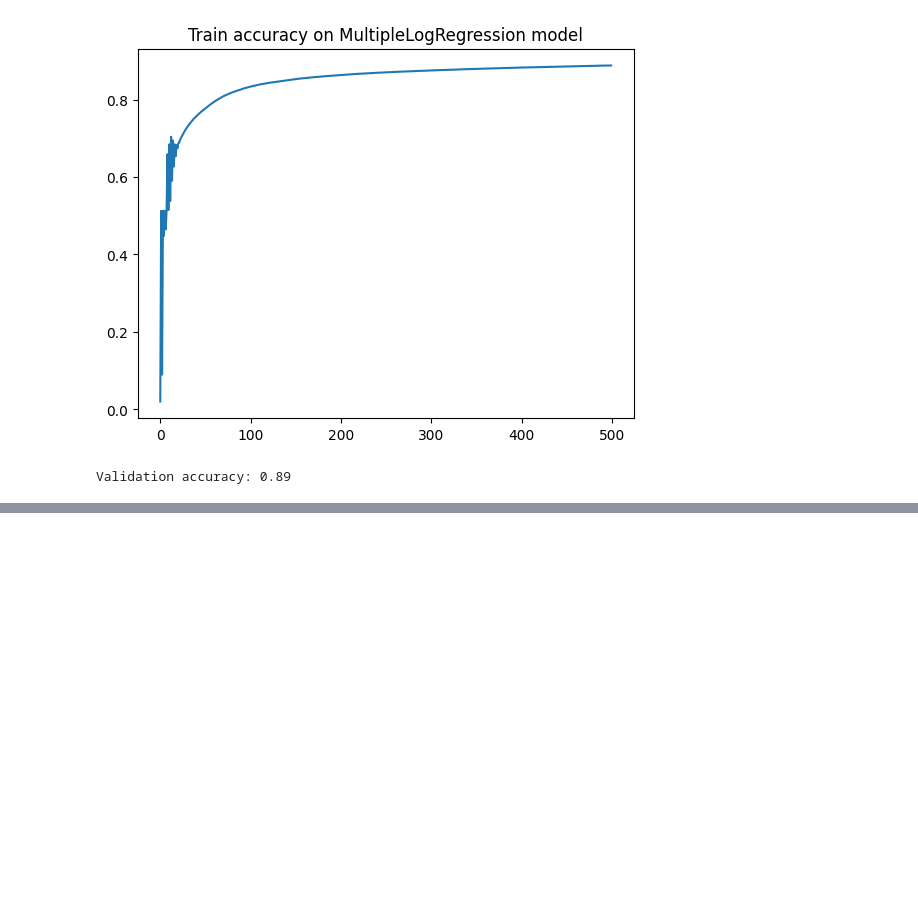
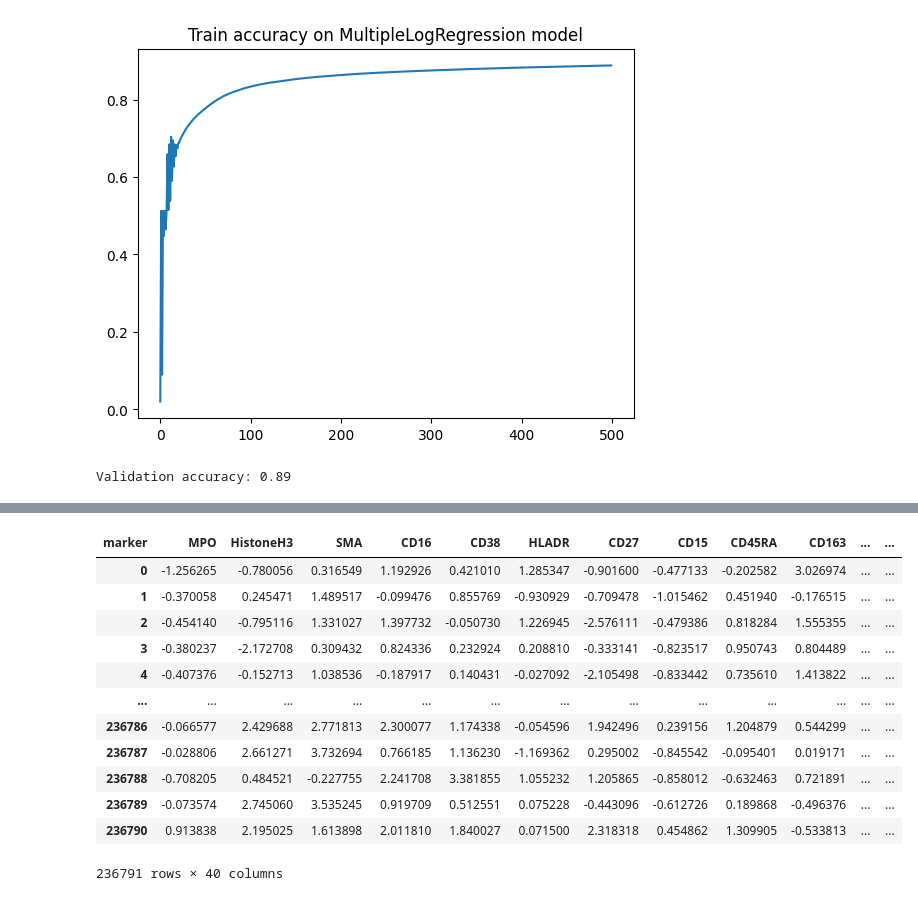
Before and after one commit to Bruno-PSZ/DLLS_Project, a Jupyter notebook: exploration_and_mlr_model.ipynb, the cells around one changed output, grey strips where cells are left out. Cells and saved outputs as stored; diff of their text form; code cells hidden in the pictures; blank space fills up the shorter version.

```diff
--- a/exploration_and_mlr_model.ipynb
+++ b/exploration_and_mlr_model.ipynb
@@ -146,0 +166,17 @@ Validation accuracy: 0.89
+# %%
+df_expr =  pd.DataFrame(adata.layers['exprs'], columns=adata.var['marker'])
+df_expr
+# %% [output]
+| marker | MPO | HistoneH3 | SMA | CD16 | CD38 | HLADR | CD27 | CD15 | CD45RA | CD163 | ... | ... |
+| 0 | -1.256265 | -0.780056 | 0.316549 | 1.192926 | 0.421010 | 1.285347 | -0.901600 | -0.477133 | -0.202582 | 3.026974 | ... | ... |
+| 1 | -0.370058 | 0.245471 | 1.489517 | -0.099476 | 0.855769 | -0.930929 | -0.709478 | -1.015462 | 0.451940 | -0.176515 | ... | ... |
+| 2 | -0.454140 | -0.795116 | 1.331027 | 1.397732 | -0.050730 | 1.226945 | -2.576111 | -0.479386 | 0.818284 | 1.555355 | ... | ... |
+| 3 | -0.380237 | -2.172708 | 0.309432 | 0.824336 | 0.232924 | 0.208810 | -0.333141 | -0.823517 | 0.950743 | 0.804489 | ... | ... |
+| 4 | -0.407376 | -0.152713 | 1.038536 | -0.187917 | 0.140431 | -0.027092 | -2.105498 | -0.833442 | 0.735610 | 1.413822 | ... | ... |
+| ... | ... | ... | ... | ... | ... | ... | ... | ... | ... | ... | ... | ... |
+| 236786 | -0.066577 | 2.429688 | 2.771813 | 2.300077 | 1.174338 | -0.054596 | 1.942496 | 0.239156 | 1.204879 | 0.544299 | ... | ... |
+| 236787 | -0.028806 | 2.661271 | 3.732694 | 0.766185 | 1.136230 | -1.169362 | 0.295002 | -0.845542 | -0.095401 | 0.019171 | ... | ... |
+| 236788 | -0.708205 | 0.484521 | -0.227755 | 2.241708 | 3.381855 | 1.055232 | 1.205865 | -0.858012 | -0.632463 | 0.721891 | ... | ... |
+| 236789 | -0.073574 | 2.745060 | 3.535245 | 0.919709 | 0.512551 | 0.075228 | -0.443096 | -0.612726 | 0.189868 | -0.496376 | ... | ... |
+| 236790 | 0.913838 | 2.195025 | 1.613898 | 2.011810 | 1.840027 | 0.071500 | 2.318318 | 0.454862 | 1.309905 | -0.533813 | ... | ... |
+236791 rows × 40 columns
```
Also changed, not shown: parts of 11 cells of this notebook.
